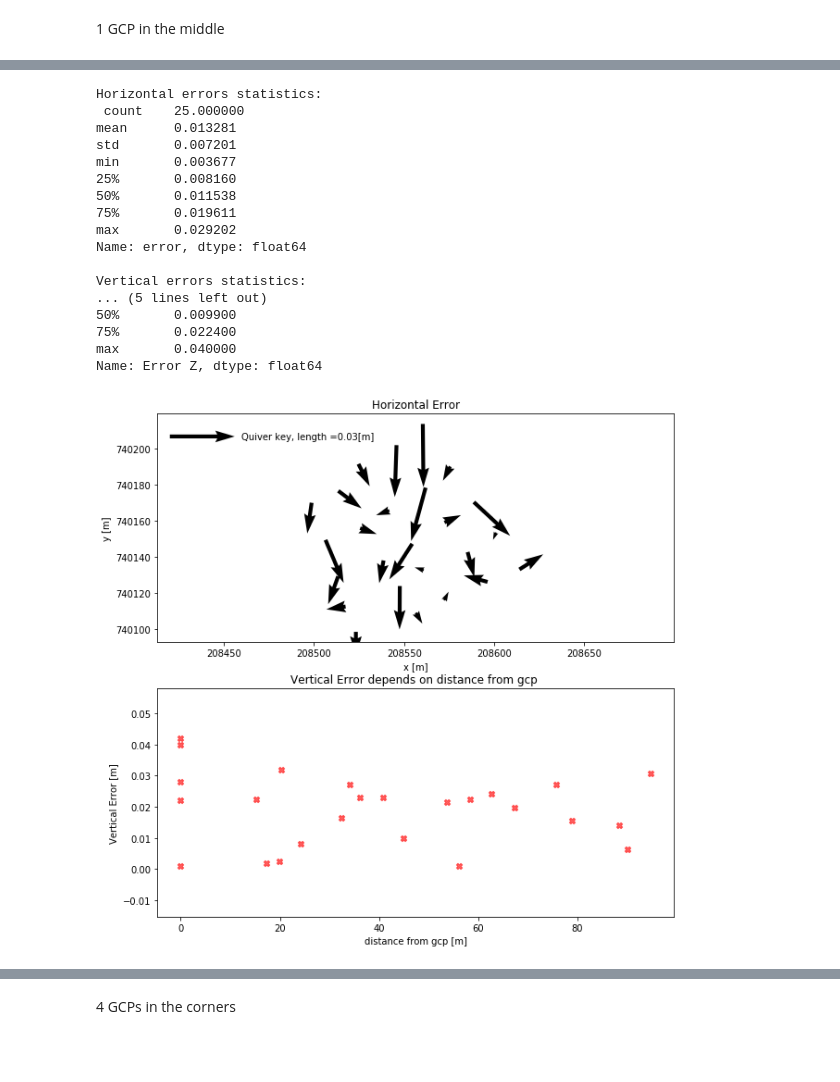
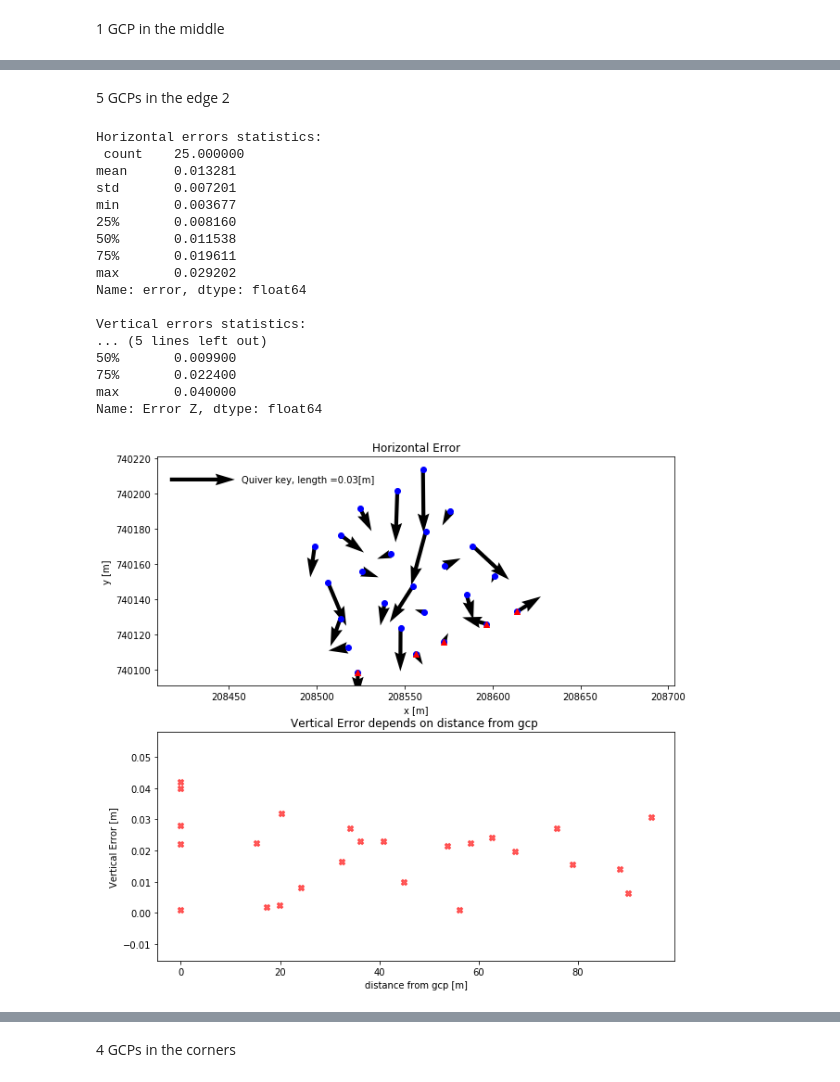
Before and after one commit to noamzimran/RTK-drone-project, a Jupyter notebook: geo_project.ipynb, the cells around one changed output, grey strips where cells are left out. Cells and saved outputs as stored; diff of their text form; code cells hidden in the pictures; blank space fills up the shorter version.

```diff
--- a/geo_project.ipynb
+++ b/geo_project.ipynb
@@ -266,22 +458,24 @@ Name: Error Z, dtype: float64
+# %% [markdown]
+5 GCPs in the edge 2
 # %%
-plot_errors(r'data\points_errors_5GCP_E_acc.csv', 0.03, gcp.iloc[0:5,:])
+plot_errors(r'data\points_errors_5GCP_E2_acc.csv', 0.03, gcp.iloc[0:5,:])
 # %% [output]
 Horizontal errors statistics:
  count    25.000000
 mean      0.013281
 std       0.007201
 min       0.003677
 25%       0.008160
 50%       0.011538
 75%       0.019611
 max       0.029202
 Name: error, dtype: float64
 
 Vertical errors statistics:
 ... (5 lines left out)
 50%       0.009900
 75%       0.022400
 max       0.040000
 Name: Error Z, dtype: float64
-[figure, old version]
+[figure, new version]
 # %%
```
Also changed, not shown: parts of 19 cells of this notebook.
